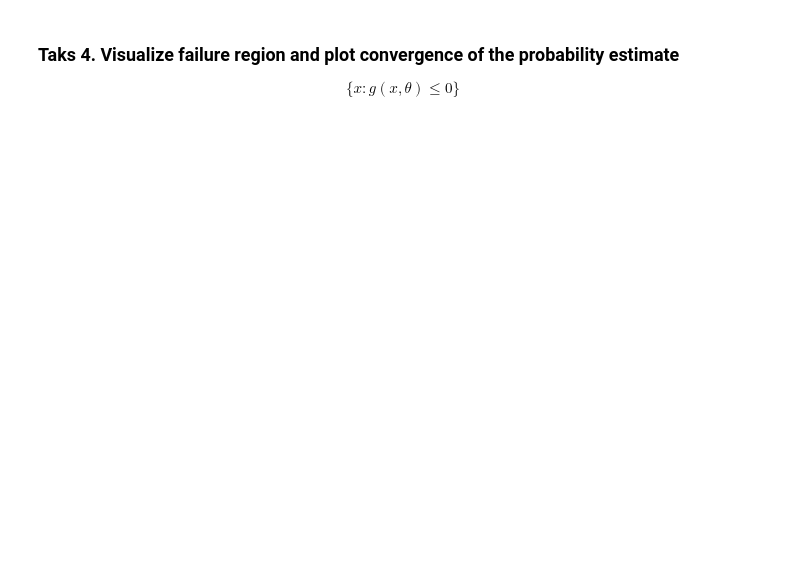
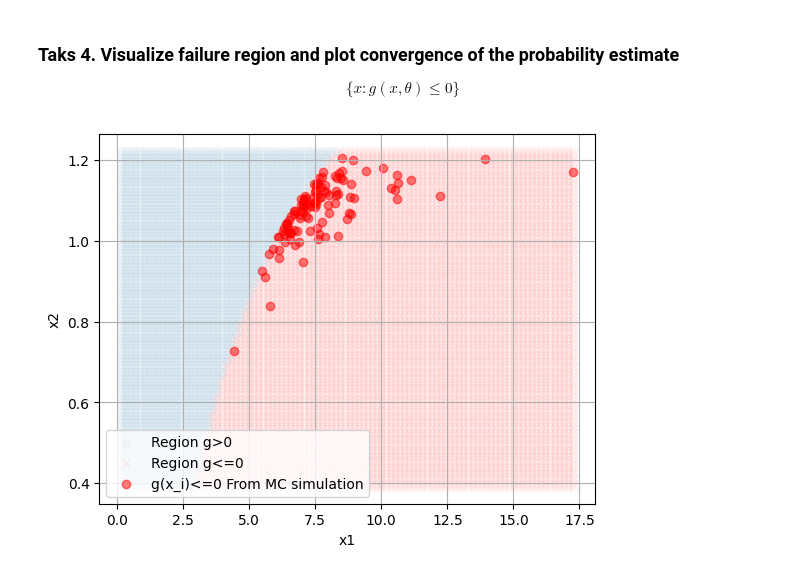
Before and after one commit to supsi-dacd-isaac/TeachDecisionMakingUncertainty, a Jupyter notebook: L05/MC_reliability_estimation_quadratic_fun.ipynb, the cells around one changed output. Drawn from its saved outputs; the diff is of its cells as text; code cells hidden in the pictures; blank space fills up the shorter version.

```diff
--- a/L05/MC_reliability_estimation_quadratic_fun.ipynb
+++ b/L05/MC_reliability_estimation_quadratic_fun.ipynb
@@ -226,26 +245,20 @@ Estimated probability of the reliability = 0.997820
 ### Taks 4. Visualize failure region and plot convergence of the probability estimate
 $$\{x : g(x, \theta)\leq 0\}$$
 # %%
-# 5.1 Visualization of failure region
-plt.scatter(X[I_sams==0,0], X[I_sams==0,1], alpha=0.03, label=f"Safe")
-plt.scatter(X[I_sams==1,0], X[I_sams==1,1], alpha=0.05, c='r', marker='x', label="Failed")
+# Visualization region
+X_grid_x1, X_grid_x2 = np.meshgrid(np.linspace(min(X[:,0]),max(X[:,0]),100), np.linspace(min(X[:,1]),max(X[:,1]),100))
+X_grid = np.stack((X_grid_x1.ravel(), X_grid_x2.ravel()), axis=-1)
+I_grid = np.array([I_fun(x[0], x[1]) for x in X_grid])
+plt.scatter(X_grid[I_grid==0,0], X_grid[I_grid==0,1], alpha=0.03, label=f"Region g>0")
+plt.scatter(X_grid[I_grid==1,0], X_grid[I_grid==1,1], alpha=0.05, c='r', marker='x', label="Region g<=0")
+plt.scatter(X[I_sams, 0], X[I_sams, 1], alpha=0.5, c='r', marker='o', label="g(x_i)<=0 From MC simulation")
 plt.xlabel('x1')
 plt.ylabel('x2')
 plt.legend()
 plt.grid()
 plt.show()
-
-# 5.2 Visualization of failure region
-X_grid_x1, X_grid_x2 = np.meshgrid(np.linspace(min(X[:,0]),max(X[:,0]),100), np.linspace(min(X[:,1]),max(X[:,1]),100))
-X_grid = np.stack((X_grid_x1.ravel(), X_grid_x2.ravel()), axis=-1)
-I_grid = np.array([I_fun(x[0], x[1]) for x in X_grid])
-plt.scatter(X_grid[I_grid==0,0], X_grid[I_grid==0,1], alpha=0.03, label=f"Safe")
-plt.scatter(X_grid[I_grid==1,0], X_grid[I_grid==1,1], alpha=0.05, c='r', marker='x', label="Failed")
-plt.xlabel('x1')
-plt.ylabel('x2')
-plt.legend()
-plt.grid()
-plt.show()
+# %% [output]
+[figure, added]
 # %%
 # 6. Convergence of the Pf estimator
 steps_2_eval = range(100,len(I_sams),50)
```
Also changed, not shown: parts of 7 cells of this notebook.
